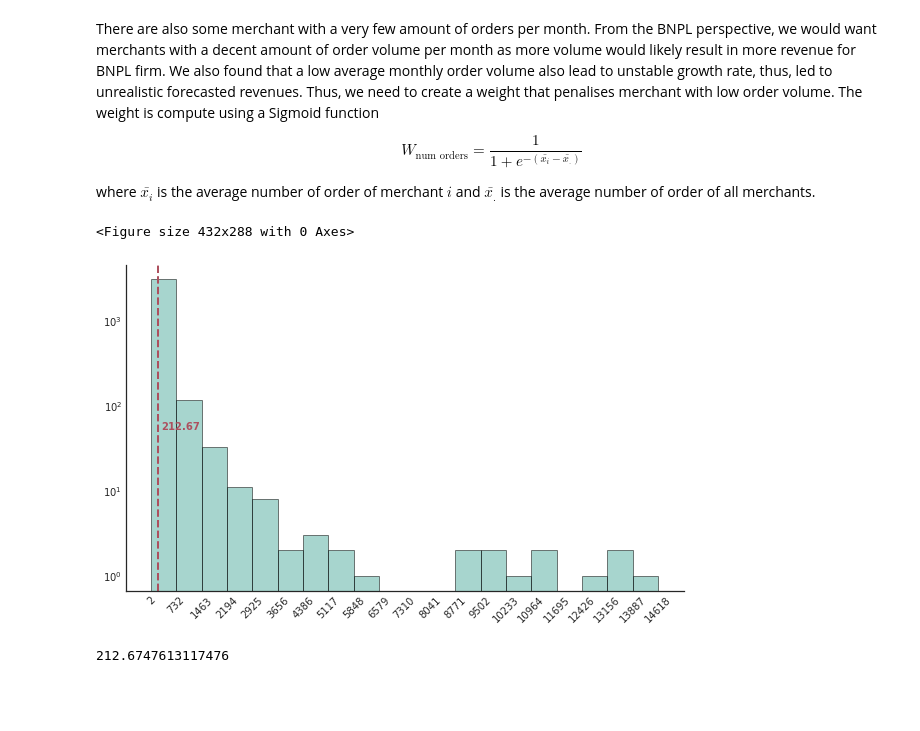
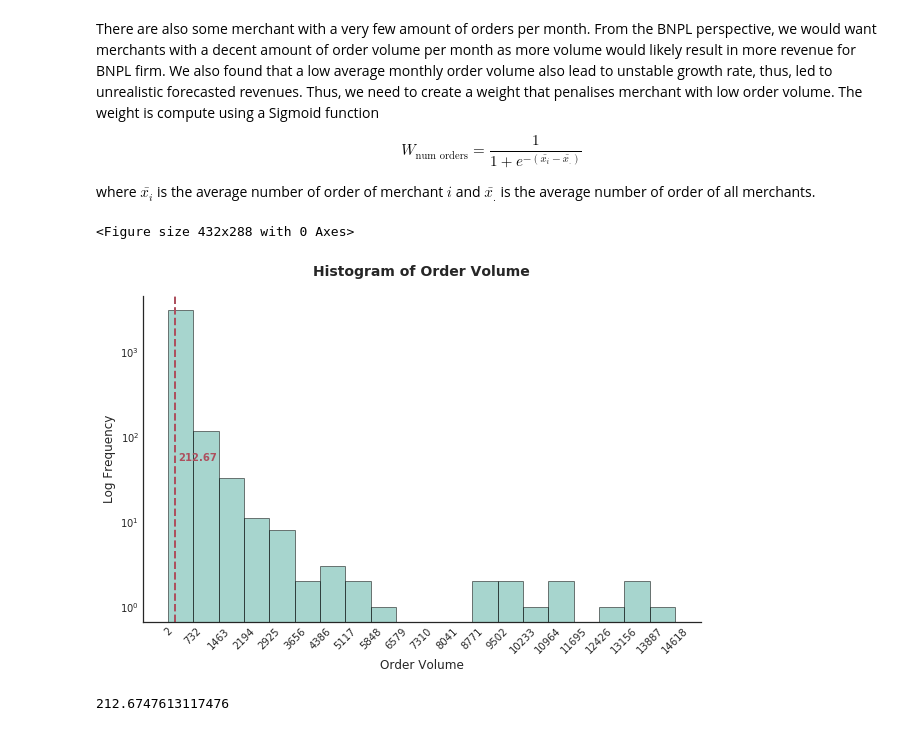
Before and after one commit to MAST30034-AppliedDataScience/project-2-group-buy-now-pay-later-industry-project-9, a Jupyter notebook: notebooks/4.1b_ranking_model_v2.ipynb, the cells around one changed output. Drawn from its saved outputs; the diff is of its cells as text; code cells hidden in the pictures; blank space fills up the shorter version.

```diff
--- a/notebooks/4.1b_ranking_model_v2.ipynb
+++ b/notebooks/4.1b_ranking_model_v2.ipynb
@@ -281,20 +296,24 @@ where $\bar{x_i}$ is the average number of order of merchant $i$ and $\bar{x_.}$
 # %%
 avg_order_vol = merchant_latest_revenue.select("merchant_abn", "avg_num_orders").toPandas()
 
 log_mean_order_volume = np.log(np.mean(avg_order_vol['avg_num_orders']))
 plt.figure(facecolor='#FDFDFD')
 plt.figure(figsize=(10, 6))
 plt.axvline(np.exp(log_mean_order_volume), color='#AD505E', linestyle='dashed', linewidth=2)
 _, bins, _ = plt.hist(avg_order_vol['avg_num_orders'], bins=20, color="#50AD9F", edgecolor="black", log=True, alpha=0.5)
 plt.text(np.exp(log_mean_order_volume + 1.4) , 50, f'{np.exp(log_mean_order_volume):.2f}', color='#AD505E',  fontweight= 'bold',
          horizontalalignment='center', verticalalignment='bottom')
 plt.xticks(bins, rotation=45)
 plt.gca().spines['top'].set_visible(False)
 plt.gca().spines['right'].set_visible(False)
-plt.savefig(f"../plots/order_volume", transparent = True)
+# plt.savefig(f"../plots/order_volume", transparent = True)
+plt.title("Histogram of Order Volume", fontweight='bold', size=14, pad=20)
+plt.ylabel("Log Frequency", fontsize = 12)
+plt.xlabel("Order Volume", fontsize=12)
+plt.savefig(f"../plots/order_volume_v2", transparent = False)
 # %% [output]
 <Figure size 432x288 with 0 Axes>
-[figure, old version]
+[figure, new version]
 # %%
 np.mean(avg_order_vol['avg_num_orders'])
 # %% [output]
```
Also changed, not shown: parts of 4 cells of this notebook, 5 other files.
